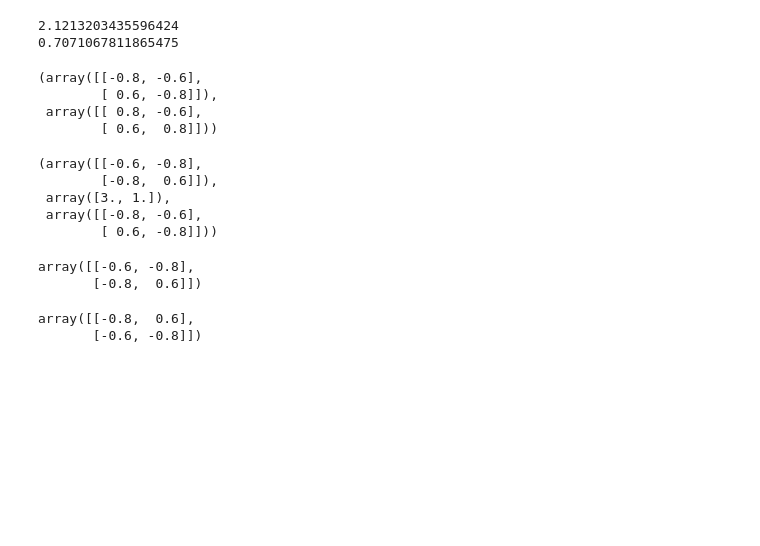
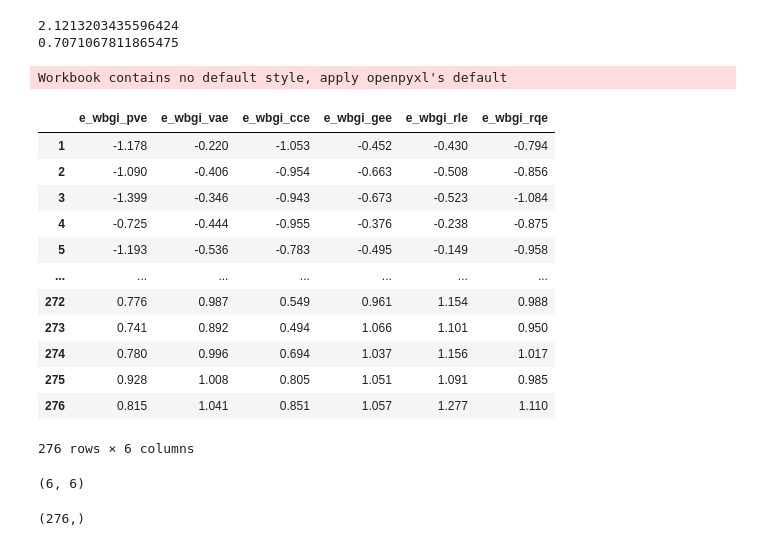
Before and after one commit to SergeyPishchulov/MOMO, a Jupyter notebook: sol.ipynb, the cells around one changed output. Drawn from its saved outputs; the diff is of its cells as text; code cells hidden in the pictures; blank space fills up the shorter version.

```diff
--- a/sol.ipynb
+++ b/sol.ipynb
@@ -118,33 +98,21 @@ for pc in get_pca(b).T:
 # %% [output]
 2.1213203435596424
 0.7071067811865475
-# %%
-left_sing_vecs = np.linalg.eig(a@a.T)[1]  # u
-right_sing_vecs = np.linalg.eig(a.T@a)[1]  # v
-left_sing_vecs, right_sing_vecs
-# %% [output]
-(array([[-0.8, -0.6],
-        [ 0.6, -0.8]]),
- array([[ 0.8, -0.6],
-        [ 0.6,  0.8]]))
-# %%
-U, S, Vh = np.linalg.svd(a)
-
-V = Vh.T
-U, S, Vh
-# %% [output]
-(array([[-0.6, -0.8],
-        [-0.8,  0.6]]),
- array([3., 1.]),
- array([[-0.8, -0.6],
-        [ 0.6, -0.8]]))
-# %%
-U
-# %% [output]
-array([[-0.6, -0.8],
-       [-0.8,  0.6]])
-# %%
-V
-# %% [output]
-array([[-0.8,  0.6],
-       [-0.6, -0.8]])
+# %%
+df = pd.read_excel('data_for_lab1.xlsx', index_col=0)
+df
+# %% [output]
+Workbook contains no default style, apply openpyxl's default
+|  | e_wbgi_pve | e_wbgi_vae | e_wbgi_cce | e_wbgi_gee | e_wbgi_rle | e_wbgi_rqe |
+| 1 | -1.178 | -0.220 | -1.053 | -0.452 | -0.430 | -0.794 |
+| 2 | -1.090 | -0.406 | -0.954 | -0.663 | -0.508 | -0.856 |
+| 3 | -1.399 | -0.346 | -0.943 | -0.673 | -0.523 | -1.084 |
+| 4 | -0.725 | -0.444 | -0.955 | -0.376 | -0.238 | -0.875 |
+| 5 | -1.193 | -0.536 | -0.783 | -0.495 | -0.149 | -0.958 |
+| ... | ... | ... | ... | ... | ... | ... |
+| 272 | 0.776 | 0.987 | 0.549 | 0.961 | 1.154 | 0.988 |
+| 273 | 0.741 | 0.892 | 0.494 | 1.066 | 1.101 | 0.950 |
+| 274 | 0.780 | 0.996 | 0.694 | 1.037 | 1.156 | 1.017 |
+| 275 | 0.928 | 1.008 | 0.805 | 1.051 | 1.091 | 0.985 |
+| 276 | 0.815 | 1.041 | 0.851 | 1.057 | 1.277 | 1.110 |
+276 rows × 6 columns
@@ -150,0 +121,9 @@ array([[-0.8,  0.6],
+# %%
+pcs = get_pca(X)
+pcs.shape
+# %% [output]
+(6, 6)
+# %%
+t.shape
+# %% [output]
+(276,)
```
Also changed, not shown: parts of 13 cells of this notebook.
